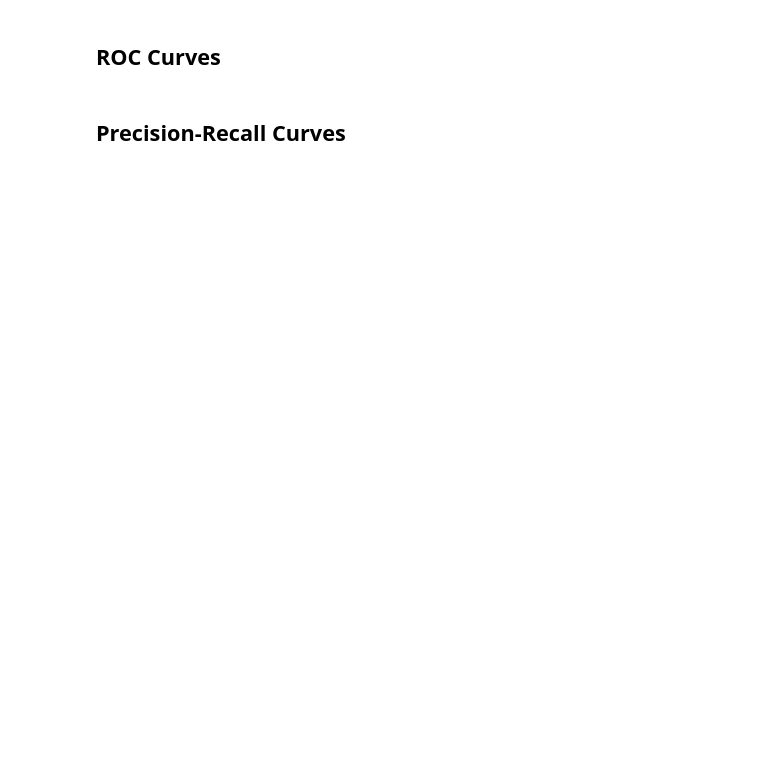
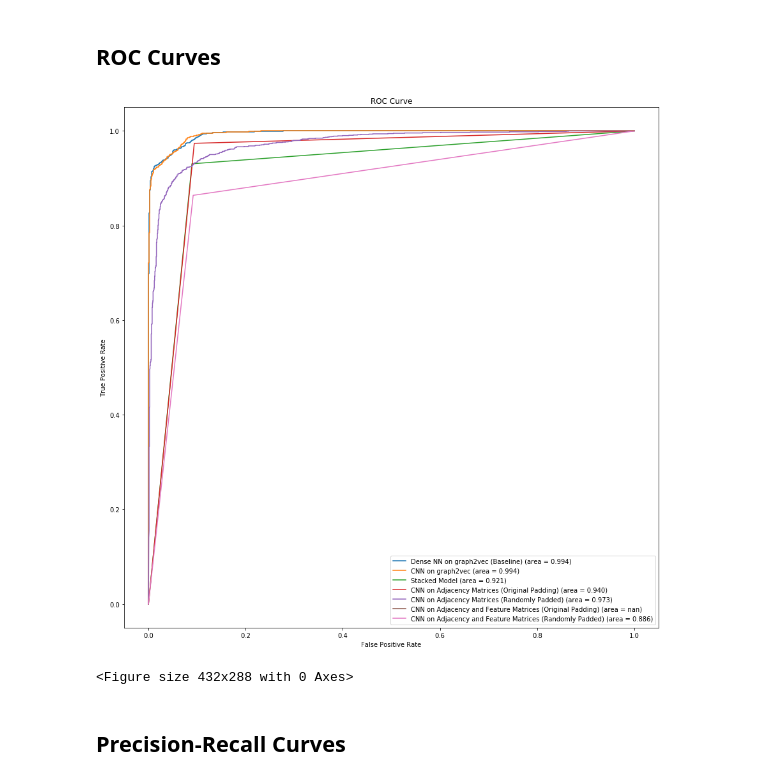
Before and after one commit to dj311/uob-summer-project, a Jupyter notebook: code/ML-evaluating-final-models.ipynb, the cells around one changed output. Cells and saved outputs as stored; diff of their text form; code cells hidden in the pictures; blank space fills up the shorter version.

```diff
--- a/code/ML-evaluating-final-models.ipynb
+++ b/code/ML-evaluating-final-models.ipynb
@@ -156,0 +169,33 @@ metrics_cnn_adj = get_metrics(cnn_adj_y_test, cnn_adj_y_predict)
+# %%
+model_names = pd.DataFrame({
+  'Model': [
+    'Dense NN on graph2vec (Baseline)',
+    'CNN on graph2vec',
+    'Stacked Model',
+    'CNN on Adjacency Matrices (Original Padding)',
+    'CNN on Adjacency Matrices (Randomly Padded)',
+    'CNN on Adjacency and Feature Matrices (Original Padding)',
+    'CNN on Adjacency and Feature Matrices (Randomly Padded)'
+  ]
+})
+
+model_accuracies = pd.DataFrame({
+  'Accuracy' : [
+      0.954,
+      0.950,
+      0.920,
+      0,
+      0,
+      0,
+      0
+  ]
+})
+
+all_metrics = pd.DataFrame(
+    [metrics_dense_graph2vec, metrics_cnn_graph2vec, metrics_stack_model, metrics_cnn_adj, metrics_cnn_adj_rand_pad, {}, metrics_cnn_adj_feat_rand_pad] #add in cnn adj and cnn adj/feat random padded
+)
+all_metrics = model_names.join(model_accuracies).join(all_metrics)
+
+key_metrics = all_metrics.filter(['Model', 'Accuracy', 'Precision', 'Recall', 'FPR', 'FNR'])
+
+deep_learning_metrics = all_metrics.filter(['Model', 'ROC AUC', 'Precision Recall AUC', 'F1 Score', 'Matthews Correlation Coefficient'])
@@ -176,2 +269,15 @@ deep_rep = {'Model': ['Dense NN on graph2vec (Baseline)', 'CNN on graph2vec', 'S
+# %%
+plt.figure(figsize=(15,15))
+for index, row in all_metrics.iterrows():
+  plt.plot(row['fpr_plot'], row['tpr_plot'], label='{} (area = {:.3f})'.format(row['Model'], row['ROC AUC']))
+plt.xlabel('False Positive Rate')
+plt.ylabel('True Positive Rate')
+plt.title('ROC Curve')
+plt.legend(loc='best')
+plt.show()
+plt.savefig('../images/roc_curve')
+# %% [output]
+[figure, added]
+<Figure size 432x288 with 0 Axes>
 # %% [markdown]
 ## Precision-Recall Curves
```
Also changed, not shown: parts of 18 cells of this notebook.
